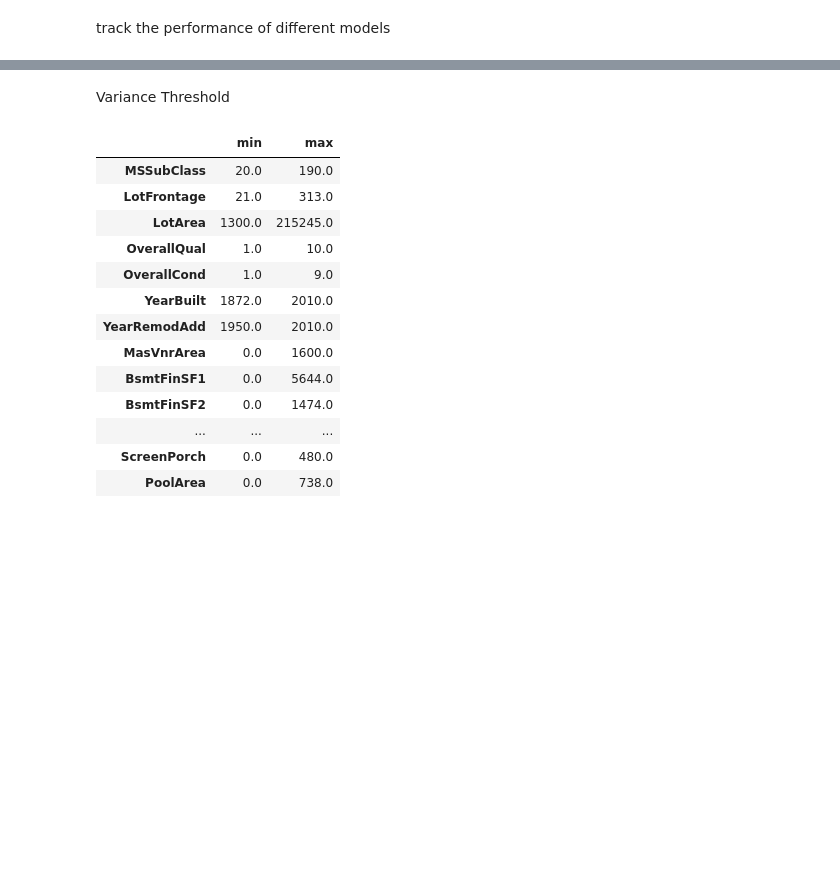
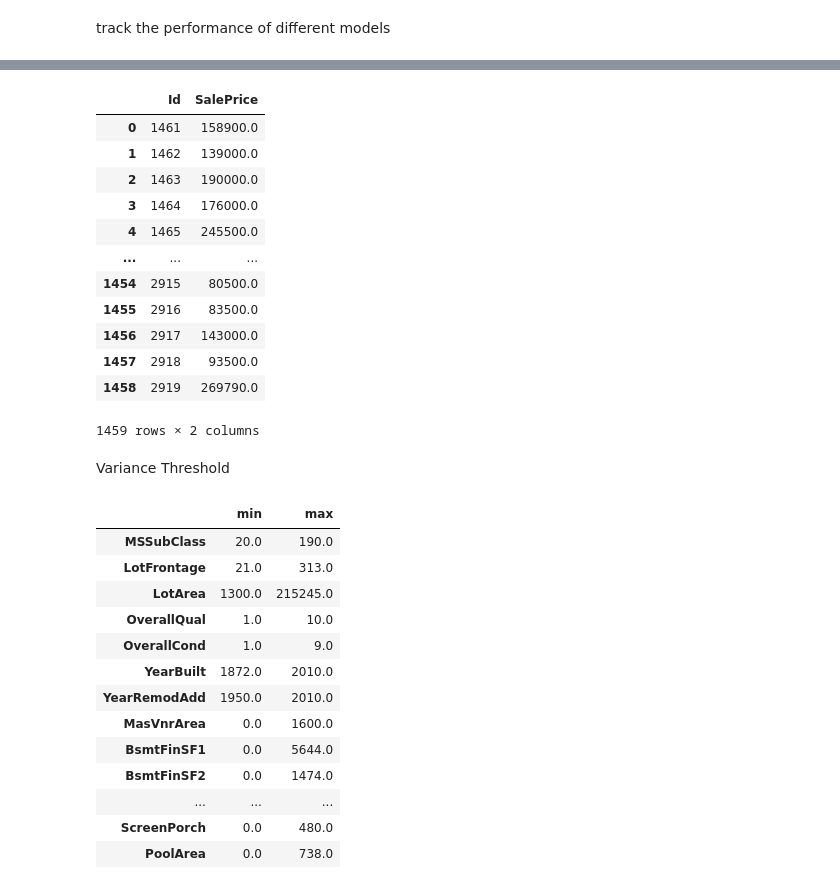
Before and after one commit to Joldon/housing_prices_ML, a Jupyter notebook: housing_prices_feature_selection.ipynb, the cells around one changed output, grey strips where cells are left out. Cells and saved outputs as stored; diff of their text form; code cells hidden in the pictures; blank space fills up the shorter version.

```diff
--- a/housing_prices_feature_selection.ipynb
+++ b/housing_prices_feature_selection.ipynb
@@ -180,0 +282,3 @@ performances
+# %%
+#drop Id column from validation data
+validation_data = validation_data_full.drop('Id', axis=1) #or (columns="Id")
@@ -180,0 +290,18 @@ performances
+# %%
+# Create a DataFrame with the predictions.
+minmax_tree_df = pd.DataFrame({'Id': validation_data_full['Id'], 'SalePrice': minmax_tree_pred})
+minmax_tree_df
+# %% [output]
+|  | Id | SalePrice |
+| 0 | 1461 | 158900.0 |
+| 1 | 1462 | 139000.0 |
+| 2 | 1463 | 190000.0 |
+| 3 | 1464 | 176000.0 |
+| 4 | 1465 | 245500.0 |
+| ... | ... | ... |
+| 1454 | 2915 | 80500.0 |
+| 1455 | 2916 | 83500.0 |
+| 1456 | 2917 | 143000.0 |
+| 1457 | 2918 | 93500.0 |
+| 1458 | 2919 | 269790.0 |
+1459 rows × 2 columns
```
Also changed, not shown: parts of 37 cells of this notebook.
